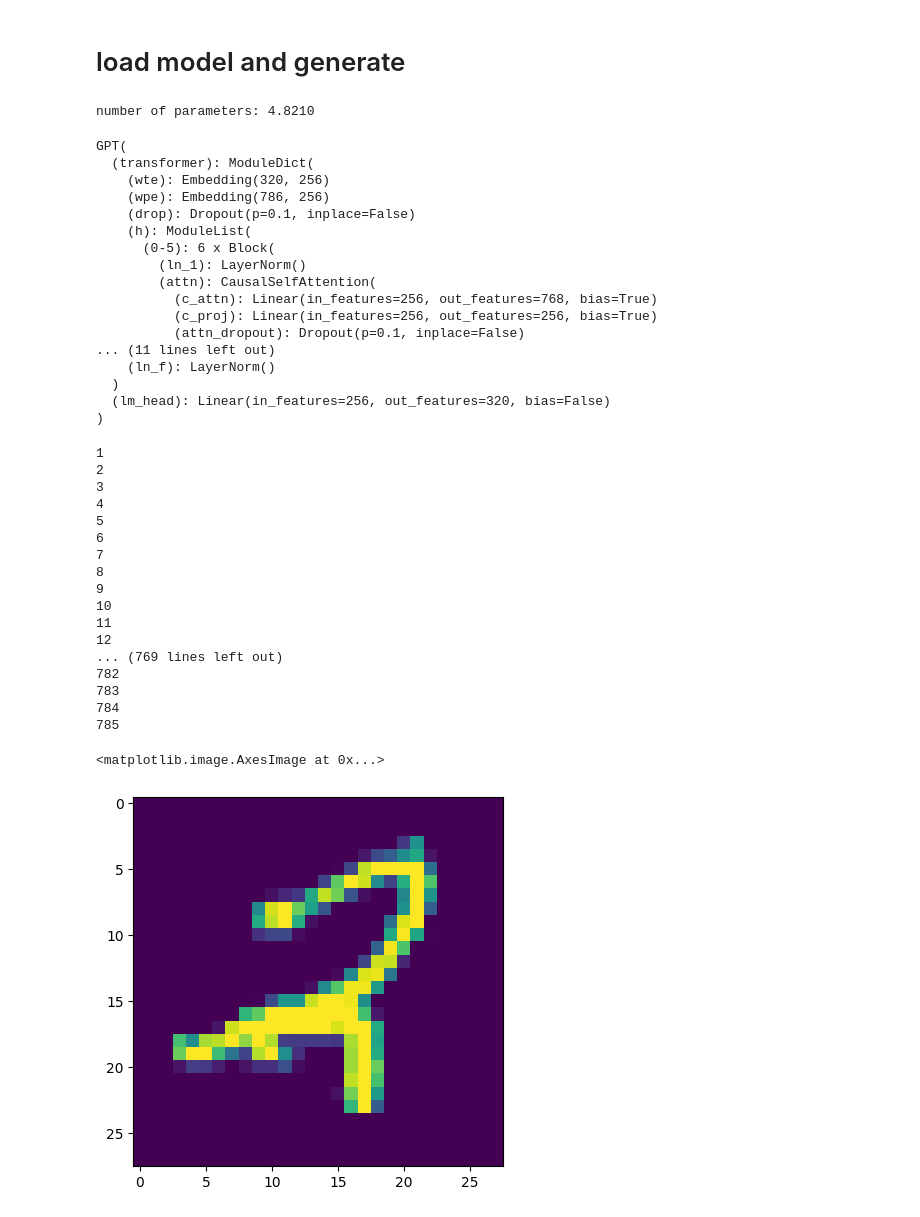
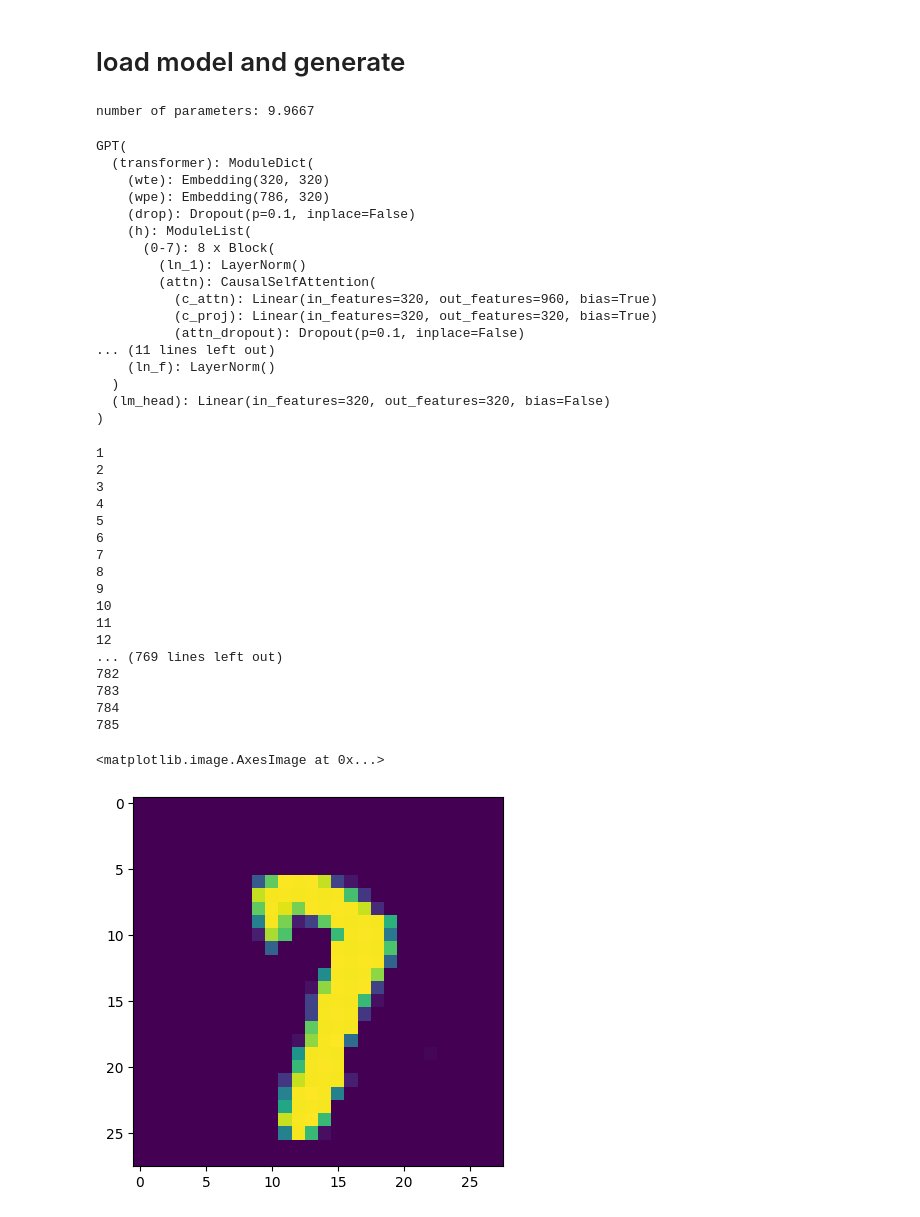
Before and after one commit to saahithjanapati/mnist-gpt, a Jupyter notebook: mnist_gpt_train.ipynb, the cells around one changed output. Cells and saved outputs as stored; diff of their text form; code cells hidden in the pictures.

Commit message:
update model

```diff
--- a/mnist_gpt_train.ipynb
+++ b/mnist_gpt_train.ipynb
@@ -389,52 +389,52 @@ torch.cuda.empty_cache()
 # %% [markdown]
 # load model and generate
 # %%
-trained_model = GPT(GPTConfig())
+model = GPT(GPTConfig())
 
-state_dict = torch.load('trained_model.pt')
-trained_model.load_state_dict(state_dict)
-trained_model.to('cuda')
+state_dict = torch.load('trained_model_state_dict.pt')
+model.load_state_dict(state_dict)
+model.to('cuda')
 # %% [output]
-number of parameters: 4.8210
+number of parameters: 9.9667
 GPT(
   (transformer): ModuleDict(
-    (wte): Embedding(320, 256)
-    (wpe): Embedding(786, 256)
+    (wte): Embedding(320, 320)
+    (wpe): Embedding(786, 320)
     (drop): Dropout(p=0.1, inplace=False)
     (h): ModuleList(
-      (0-5): 6 x Block(
+      (0-7): 8 x Block(
         (ln_1): LayerNorm()
         (attn): CausalSelfAttention(
-          (c_attn): Linear(in_features=256, out_features=768, bias=True)
-          (c_proj): Linear(in_features=256, out_features=256, bias=True)
+          (c_attn): Linear(in_features=320, out_features=960, bias=True)
+          (c_proj): Linear(in_features=320, out_features=320, bias=True)
           (attn_dropout): Dropout(p=0.1, inplace=False)
 ... (11 lines left out)
     (ln_f): LayerNorm()
   )
-  (lm_head): Linear(in_features=256, out_features=320, bias=False)
+  (lm_head): Linear(in_features=320, out_features=320, bias=False)
 )
 # %%
-desired_number = 2
+desired_number = 7
 idx = torch.tensor([256+desired_number])[None, :].to(device)
 output = trained_model.generate(idx)
 plt.imshow(output.cpu()[0, 1:-1].contiguous().view(28,28))
 # %% [output]
 1
 2
 3
 4
 5
 6
 7
 8
 9
 10
 11
 12
 ... (769 lines left out)
 782
 783
 784
 785
 <matplotlib.image.AxesImage at 0x...>
-[figure, old version]
+[figure, new version]
```
Also changed, not shown: parts of 3 cells of this notebook, 2 other files.
